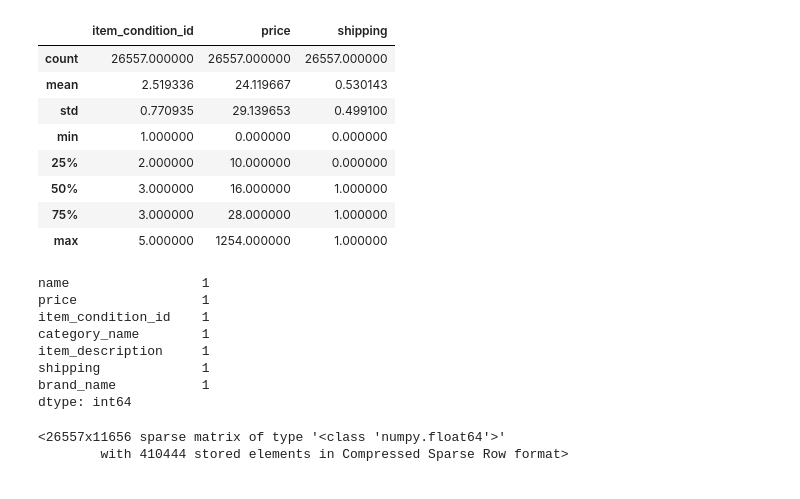
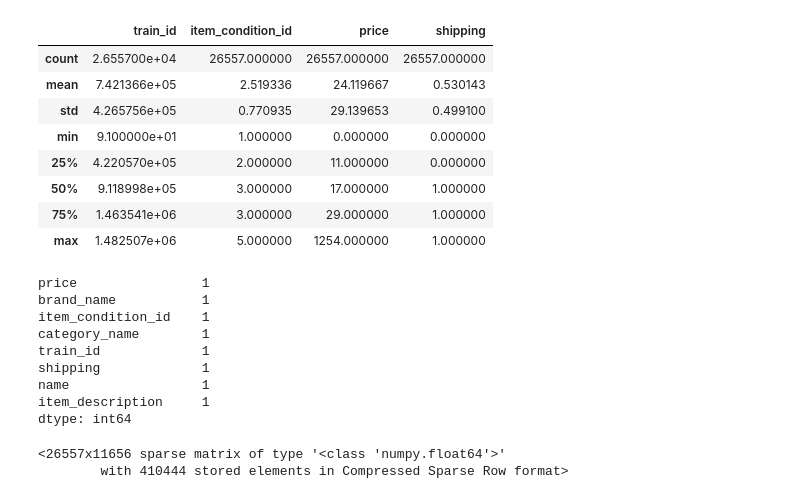
Before and after one commit to ericson-cepeda/springboard-capstone-project, a Jupyter notebook: capstone_project/capstone_analysis.ipynb, the cells around one changed output. Drawn from its saved outputs; the diff is of its cells as text; code cells hidden in the pictures.

```diff
--- a/capstone_project/capstone_analysis.ipynb
+++ b/capstone_project/capstone_analysis.ipynb
@@ -0,0 +10,4 @@
+# %%
+df = dd.read_csv('data/train.tsv', sep='\t').persist()
+#df.set_index('train_id')
+progress(df)
@@ -1,6 +40,6 @@
 # %%
-import pandas as pd
-df = pd.read_csv('train.tsv', sep='\t', index_col='train_id')
-df = df[df['category_name'] == 'Electronics/Video Games & Consoles/Games']
-df.head()
+#import pandas as pd
+#df = pd.read_csv('data/train.tsv', sep='\t', index_col='train_id')
+df_electronics = df[df['category_name'] == 'Electronics/Video Games & Consoles/Games']
+df_electronics.head()
 # %% [output]
@@ -44,25 +58,26 @@ memory usage: 1.6+ MB
 # %%
-df.describe()
+df.describe().compute()
 # %% [output]
-|  | item_condition_id | price | shipping |
-| count | 26557.000000 | 26557.000000 | 26557.000000 |
-| mean | 2.519336 | 24.119667 | 0.530143 |
-| std | 0.770935 | 29.139653 | 0.499100 |
-| min | 1.000000 | 0.000000 | 0.000000 |
-| 25% | 2.000000 | 10.000000 | 0.000000 |
-| 50% | 3.000000 | 16.000000 | 1.000000 |
-| 75% | 3.000000 | 28.000000 | 1.000000 |
-| max | 5.000000 | 1254.000000 | 1.000000 |
+|  | train_id | item_condition_id | price | shipping |
+| count | 2.655700e+04 | 26557.000000 | 26557.000000 | 26557.000000 |
+| mean | 7.421366e+05 | 2.519336 | 24.119667 | 0.530143 |
+| std | 4.265756e+05 | 0.770935 | 29.139653 | 0.499100 |
+| min | 9.100000e+01 | 1.000000 | 0.000000 | 0.000000 |
+| 25% | 4.220570e+05 | 2.000000 | 11.000000 | 0.000000 |
+| 50% | 9.118998e+05 | 3.000000 | 17.000000 | 1.000000 |
+| 75% | 1.463541e+06 | 3.000000 | 29.000000 | 1.000000 |
+| max | 1.482507e+06 | 5.000000 | 1254.000000 | 1.000000 |
 # %%
 df.columns.value_counts()
 # %% [output]
-name                 1
 price                1
+brand_name           1
 item_condition_id    1
 category_name        1
+train_id             1
+shipping             1
+name                 1
 item_description     1
-shipping             1
-brand_name           1
 dtype: int64
 # %%
 import sklearn
```
Also changed, not shown: parts of 6 cells of this notebook, 2 other files.
